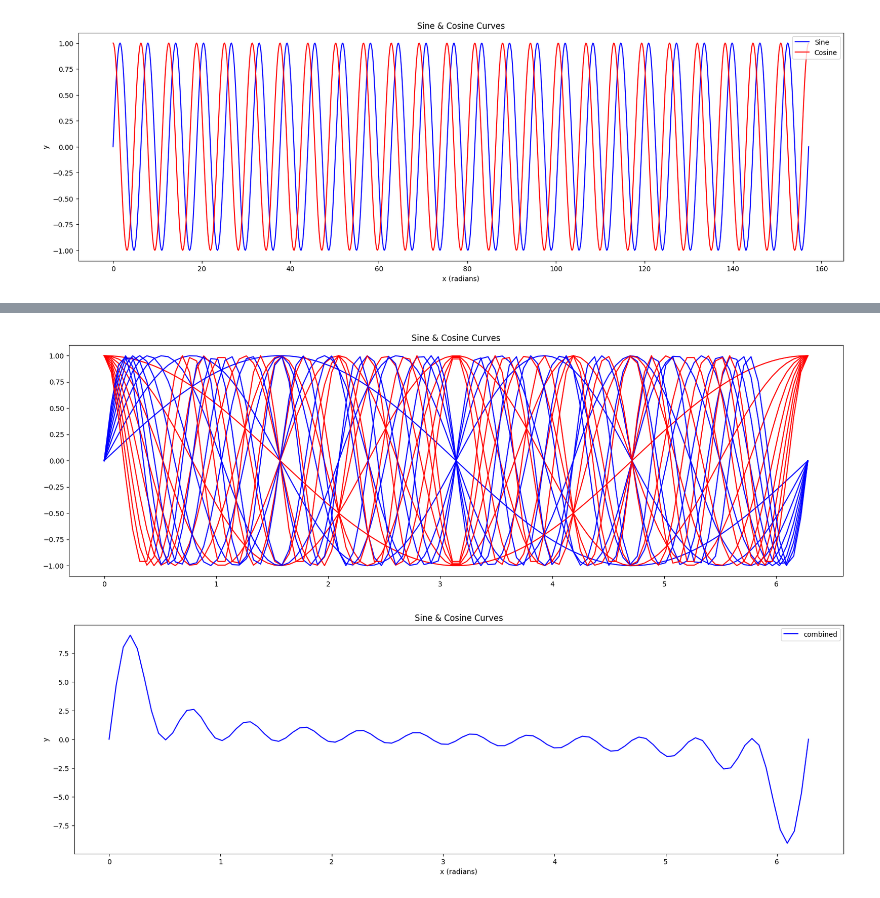
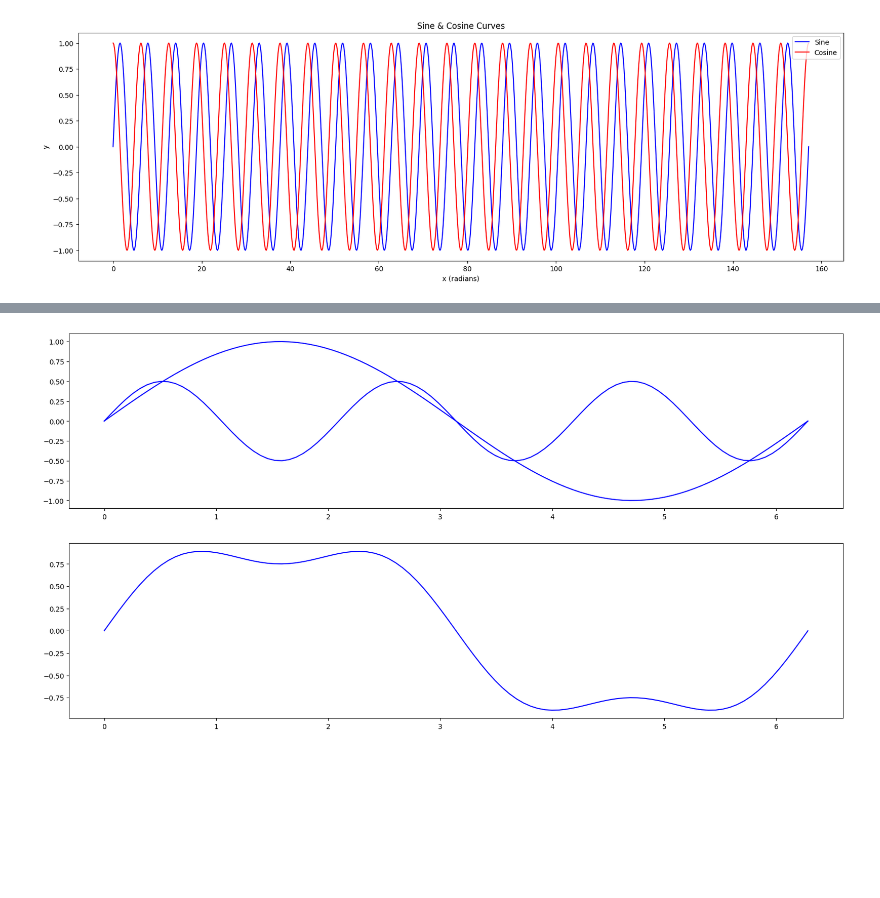
Before and after one commit to gurucb/python_stats, a Jupyter notebook: fourier_wavelet/fourier_example.ipynb, the cells around one changed output, grey strips where cells are left out. Cells and saved outputs as stored; diff of their text form; code cells hidden in the pictures; blank space fills up the shorter version.

Commit message:
Sine Curve to Square Curve

```diff
--- a/fourier_wavelet/fourier_example.ipynb
+++ b/fourier_wavelet/fourier_example.ipynb
@@ -53,9 +59,22 @@ def generate_complex_trig_plots(start=0,stop=2*np.pi,freq=[1,2,3,4,5],ampl=[1,0,
     x = [ np.linspace(start=0,stop= (f * 2  * np.pi),num=100) for f in freq ]
     sin_x = [ np.sin(xi) for xi in x]
     cos_x = [ np.cos(xi) for xi in x]
-    plt.figure(figsize=(20,6))
+    fig, axes = plt.subplots(2,1, figsize = (20,10) )
+    sign = 1
     for i in range(len(sin_x)):
-        plt.plot(x[0],sin_x[i],color="blue")
-        plt.plot(x[0],cos_x[i],color="red")
-    plt.title("Sine & Cosine Curves")
+        axes[0].plot(x[0],(sign/np.pow((i+1),1)) * sin_x[i],color="blue")
+        # axes[0].plot(x[0],cos_x[i],color="red")
+        # plt.title("Sine & Cosine Curves")
+
+    comb_sin = np.zeros(sin_x[0].shape)
+
+    for i in range(len(sin_x)):
+        # if i % 2 == 0:
+        #     sign = -1
+        comb_sin = comb_sin + (sign/np.pow((i+1),2)) * sin_x[i]
+        # comb_sin = comb_sin + (sign/i) * sin_x[i] + sign * cos_x[i]
+
+    axes[1].plot(x[0],comb_sin,label="combined",color="blue")
+
+
     plt.show()
@@ -62,24 +93,10 @@ def generate_complex_trig_plots(start=0,stop=2*np.pi,freq=[1,2,3,4,5],ampl=[1,0,
 # %%
-freq = np.arange(1,10)
+freq = np.arange(1,5,2)
 generate_complex_trig_plots(
     start=0,
     stop=2*np.pi,
+    num=1000,
     freq=freq
 )
 # %% [output]
-[figure, old version]
+[figure, new version]
-# %%
-comb_sin = np.zeros(sin_x[0].shape)
-for i in range(len(sin_x)):
-    comb_sin = comb_sin + sin_x[i]
-
-plt.figure(figsize=(20,6))
-plt.plot(x[0],comb_sin,label="combined",color="blue")
-plt.title("Sine & Cosine Curves")
-plt.xlabel("x (radians)")
-plt.ylabel('y')
-plt.legend()
-
-plt.show()
-# %% [output]
-[figure, removed]
```
Also changed, not shown: parts of 4 cells of this notebook.
